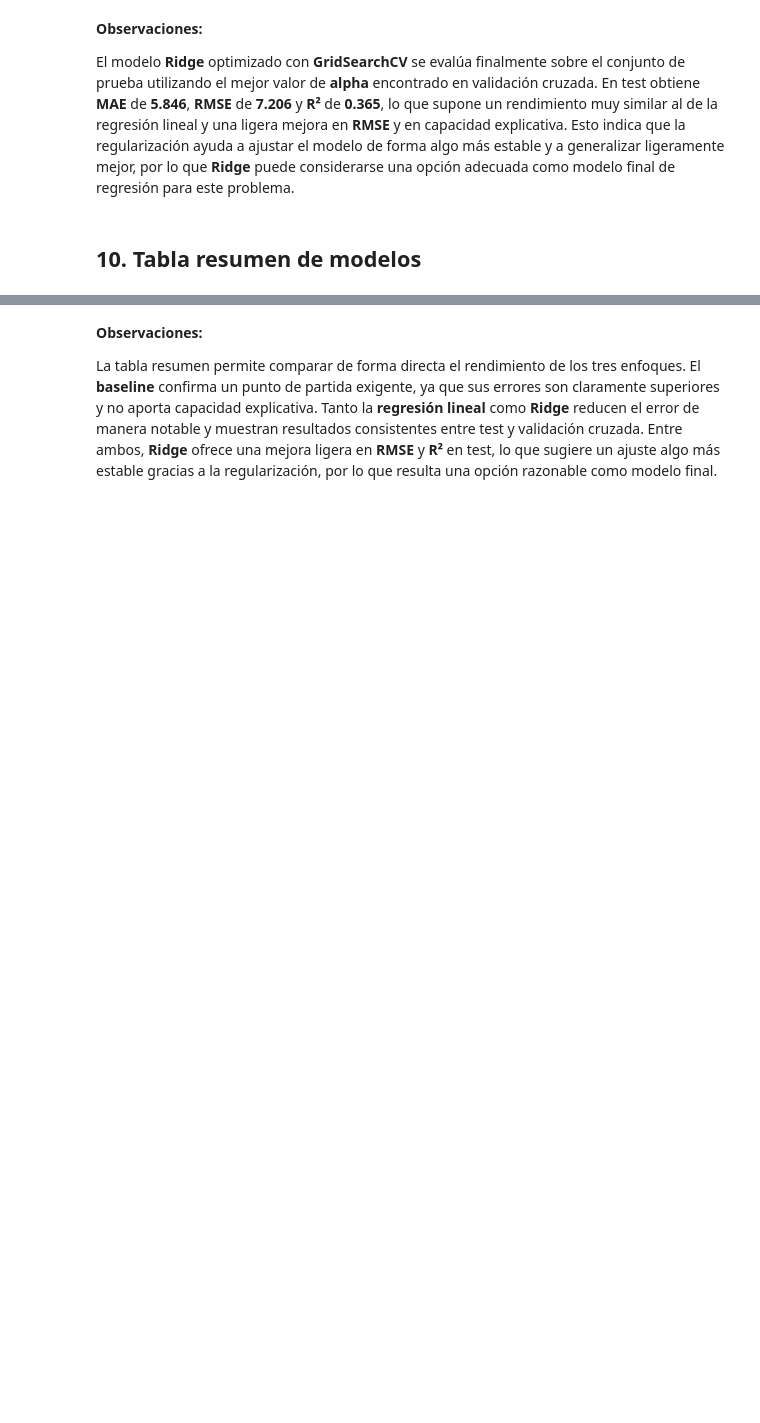
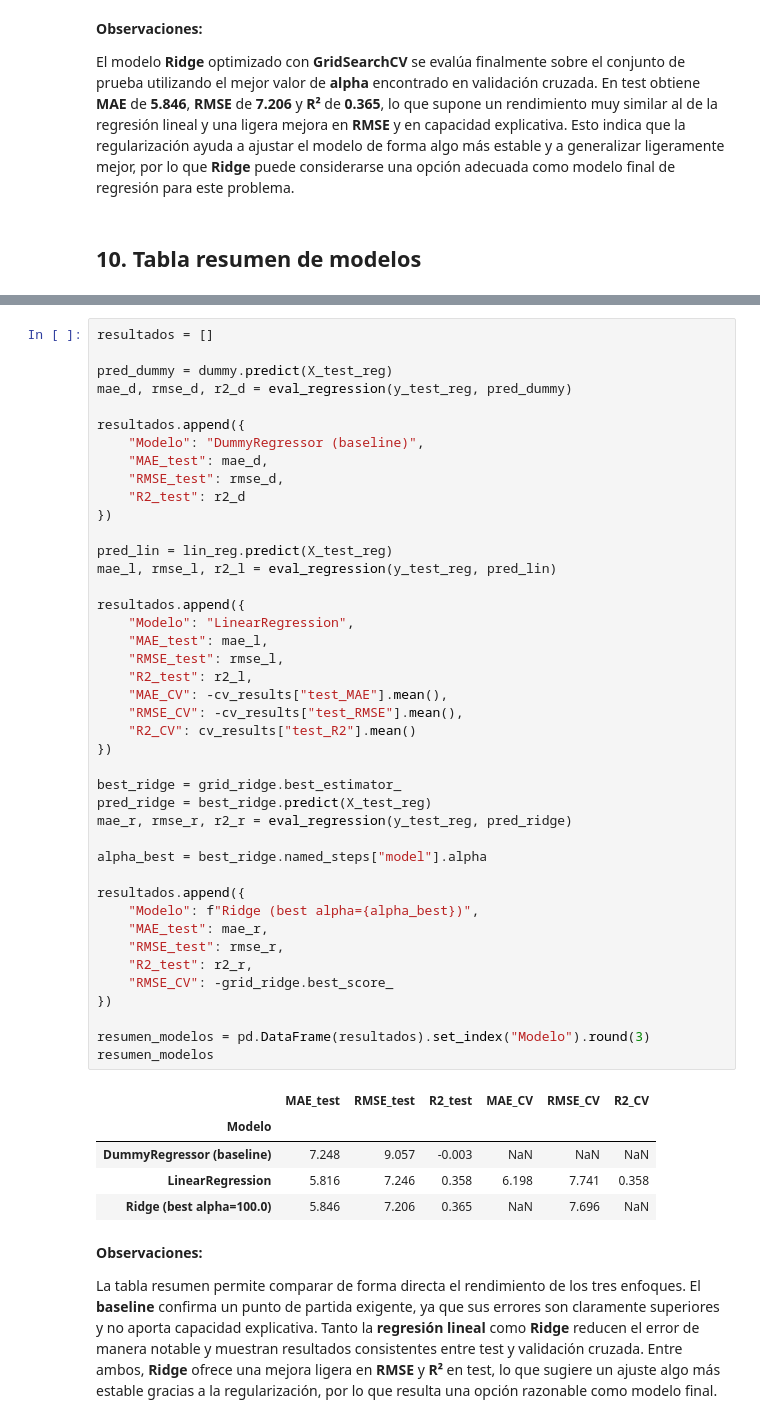
Before and after one commit to C4rl0s1515/Machine-Learning-model, a Jupyter notebook: notebook/0.3_Entrenamiento_y_validacion_modelo_regresion.ipynb, the cells around one changed output, grey strips where cells are left out. Drawn from its saved outputs; the diff is of its cells as text; blank space fills up the shorter version.

```diff
--- a/notebook/0.3_Entrenamiento_y_validación_modelo_regresión.ipynb
+++ b/notebook/0.3_Entrenamiento_y_validacion_modelo_regresion.ipynb
@@ -211,3 +172,51 @@ resumen_modelos
+# %%
+resultados = []
+
+pred_dummy = dummy.predict(X_test_reg)
+mae_d, rmse_d, r2_d = eval_regression(y_test_reg, pred_dummy)
+
+resultados.append({
+    "Modelo": "DummyRegressor (baseline)",
+    "MAE_test": mae_d,
+    "RMSE_test": rmse_d,
+    "R2_test": r2_d
+})
+
+pred_lin = lin_reg.predict(X_test_reg)
+mae_l, rmse_l, r2_l = eval_regression(y_test_reg, pred_lin)
+
+resultados.append({
+    "Modelo": "LinearRegression",
+    "MAE_test": mae_l,
+    "RMSE_test": rmse_l,
+    "R2_test": r2_l,
+    "MAE_CV": -cv_results["test_MAE"].mean(),
+    "RMSE_CV": -cv_results["test_RMSE"].mean(),
+    "R2_CV": cv_results["test_R2"].mean()
+})
+
+best_ridge = grid_ridge.best_estimator_
+pred_ridge = best_ridge.predict(X_test_reg)
+mae_r, rmse_r, r2_r = eval_regression(y_test_reg, pred_ridge)
+
+alpha_best = best_ridge.named_steps["model"].alpha
+
+resultados.append({
+    "Modelo": f"Ridge (best alpha={alpha_best})",
+    "MAE_test": mae_r,
+    "RMSE_test": rmse_r,
+    "R2_test": r2_r,
+    "RMSE_CV": -grid_ridge.best_score_
+})
+
+resumen_modelos = pd.DataFrame(resultados).set_index("Modelo").round(3)
+resumen_modelos
+# %% [output]
+|  | MAE_test | RMSE_test | R2_test | MAE_CV | RMSE_CV | R2_CV |
+| Modelo |  |  |  |  |  |  |
+| DummyRegressor (baseline) | 7.248 | 9.057 | -0.003 | NaN | NaN | NaN |
+| LinearRegression | 5.816 | 7.246 | 0.358 | 6.198 | 7.741 | 0.358 |
+| Ridge (best alpha=100.0) | 5.846 | 7.206 | 0.365 | NaN | 7.696 | NaN |
 # %% [markdown]
 **Observaciones:**
 
```
Also changed, not shown: parts of 3 cells of this notebook, 3 other files.
